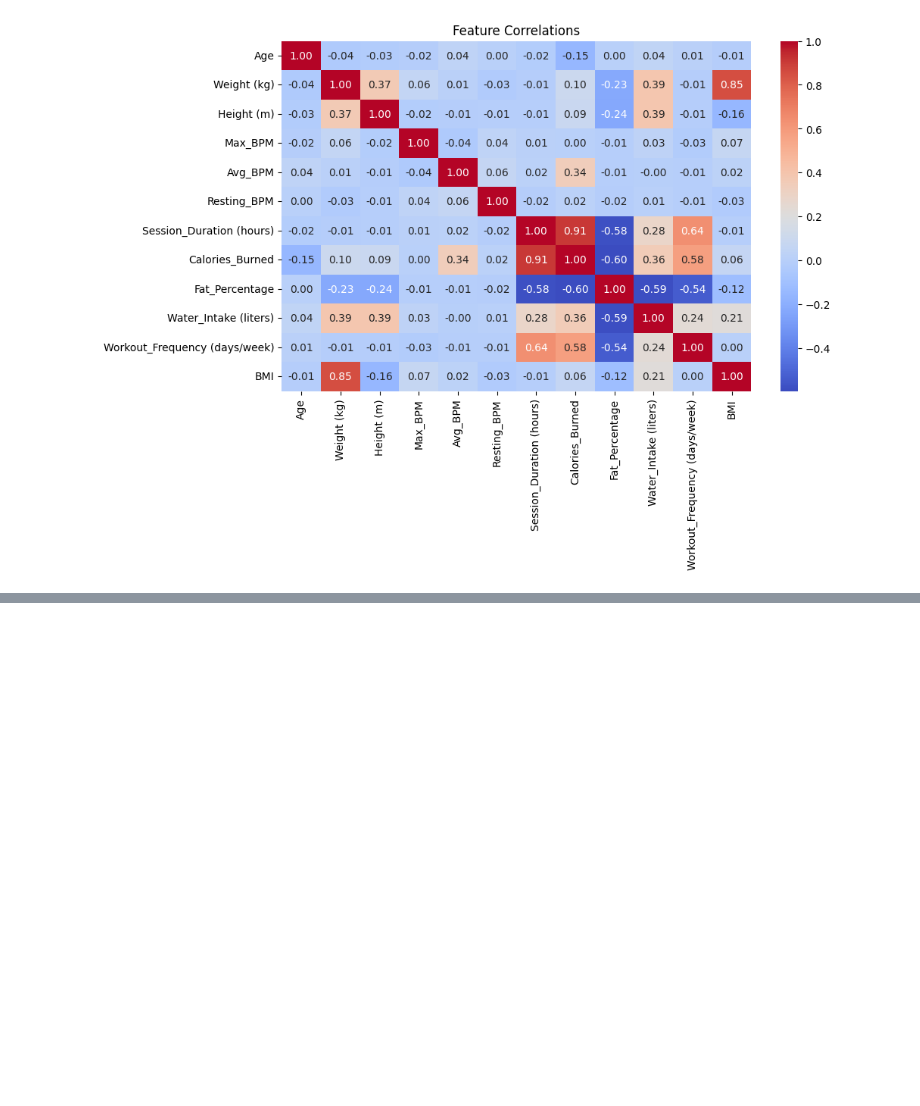
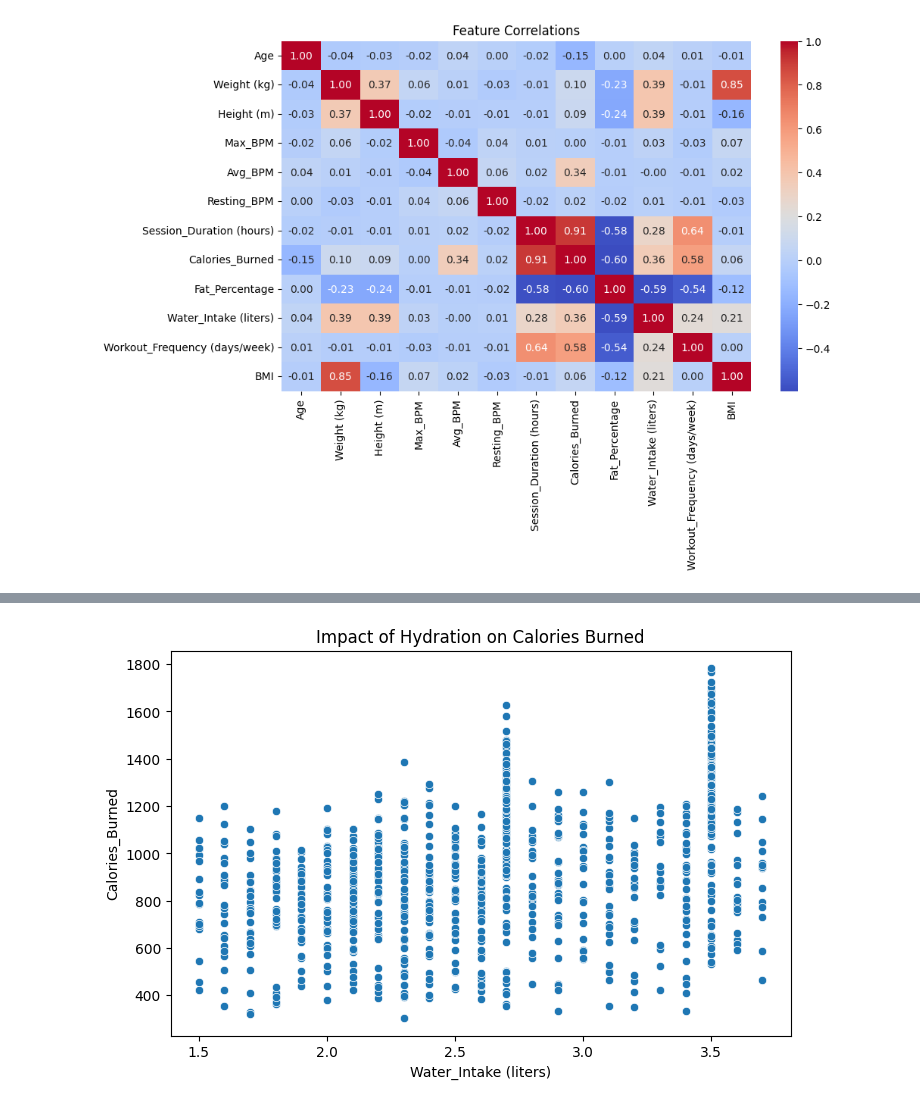
Before and after one commit to SeidaAhmed/Fitness-Analytics-through-Data-Mining-Leveraging-Wearable-Device-Data-, a Jupyter notebook: CIND840_Advanced_Dataanalytics_DataPreprocessing.ipynb, the cells around one changed output, grey strips where cells are left out. Drawn from its saved outputs; the diff is of its cells as text; code cells hidden in the pictures; blank space fills up the shorter version.

```diff
--- a/CIND840_Advanced_Dataanalytics_DataPreprocessing.ipynb
+++ b/CIND840_Advanced_Dataanalytics_DataPreprocessing.ipynb
@@ -176,0 +208,8 @@ df.to_csv("cleaned_gym_dataset.csv", index=False)
+# %%
+# Analyzing impact of hydration
+plt.figure(figsize=(8, 5))
+sns.scatterplot(x='Water_Intake (liters)', y='Calories_Burned', data=df)
+plt.title("Impact of Hydration on Calories Burned")
+plt.show()
+# %% [output]
+[figure, added]
```
Also changed, not shown: parts of 5 cells of this notebook.
